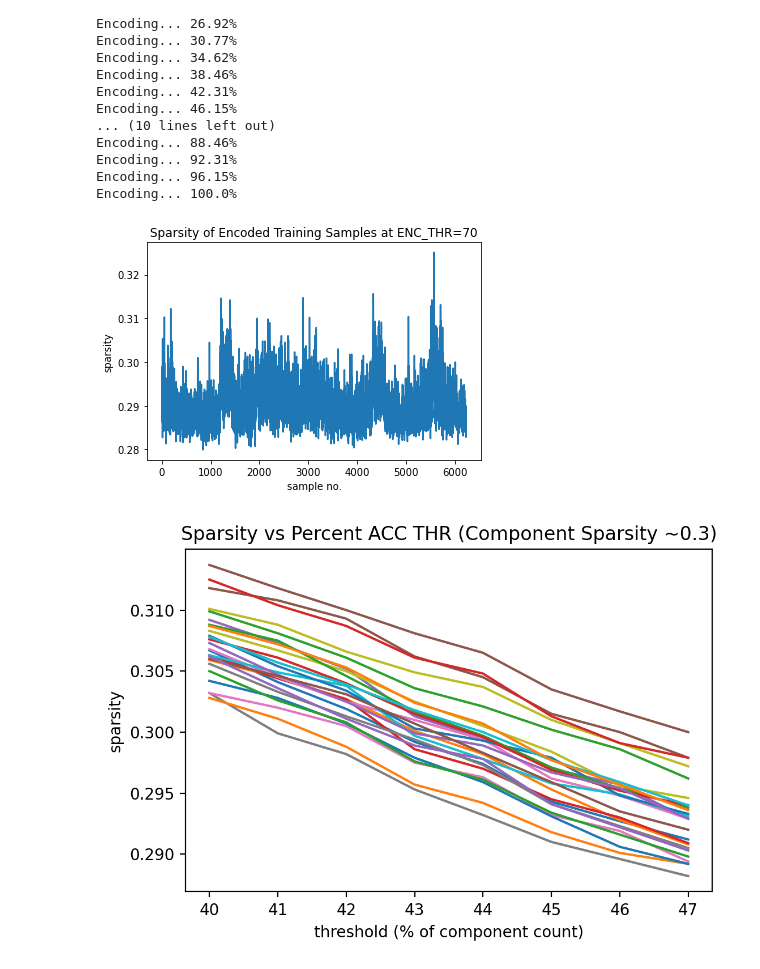
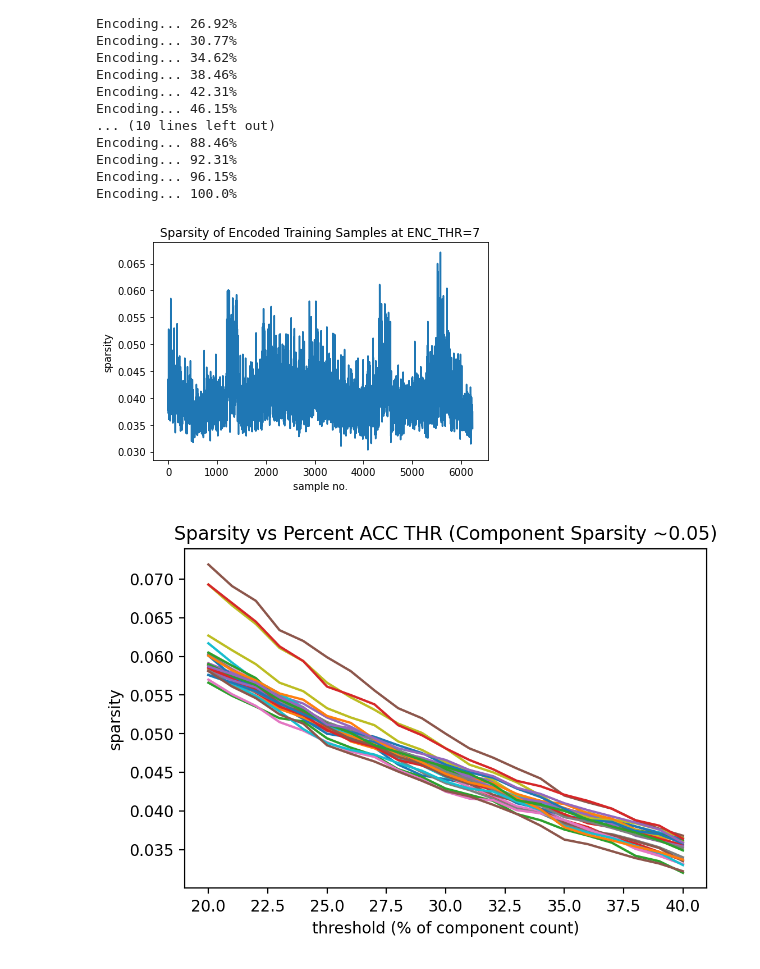
Before and after one commit to regonzalez26/sparse_hdc, a Jupyter notebook: acc_threshold_test.ipynb, the cells around one changed output. Drawn from its saved outputs; the diff is of its cells as text; code cells hidden in the pictures.

```diff
--- a/acc_threshold_test.ipynb
+++ b/acc_threshold_test.ipynb
@@ -396,10 +397,11 @@ def plot_interclass(encoded_training_data, wrt=1):
 ## For 240 encode HVs, what must be the ACC_THR to yield class HVs with X% sparsity?
 # %%
 dim=10000
-sparsity=0.3
-ENC_THR = 70
+sparsity=0.05
+ENC_THR = 7
+M=10
 
-encoder = setup_feature_encoder(dim=10000, sparsity=sparsity, percent_max_val=ENC_THR/617)
+encoder = setup_feature_encoder(dim=10000, sparsity=sparsity, percent_max_val=ENC_THR/617, M=M)
 encoded_training_data = get_encoded_training_data(encoder)
 # encoded_training_data = get_existing_encoded_training_data('HDC_Classifier2_LCIM_BIND_TRESH_S0.1_D10000.pkl')
 # %% [output]
@@ -423,14 +425,18 @@ Encoding... 100.0%
 # %%
 plot_encoding_sparsity_jitter(encoded_training_data, target_sparsity=sparsity, ENC_THR=ENC_THR)
 # %% [output]
-[figure, old version]
+[figure, new version]
 # %%
 figure(figsize=(6,4), dpi=200)
-plot_sparsity_vs_accumulation_threshold(encoded_training_data, sparsity=sparsity, interval=[40,47])
+plot_sparsity_vs_accumulation_threshold(encoded_training_data, sparsity=sparsity, interval=[20,40])
 
 #FINDINGS
 # Sparsity     Percent Range of 240     Average ACC_THR
-#   0.3                41 - 47                106
+#   0.3                41 - 47                106 @M=10
+#   0.1               27.5 - 37.5             78 @M=10
+#   0.1               31 - 40                 85 @M=100
+#   0.05              22.5 - 28               61 @M=30
+#   0.05               25 - 30                66 @M=10
 # %% [output]
-[figure, old version]
+[figure, new version]
 # %%
```
Also changed, not shown: parts of 4 cells of this notebook, 2 other files.
